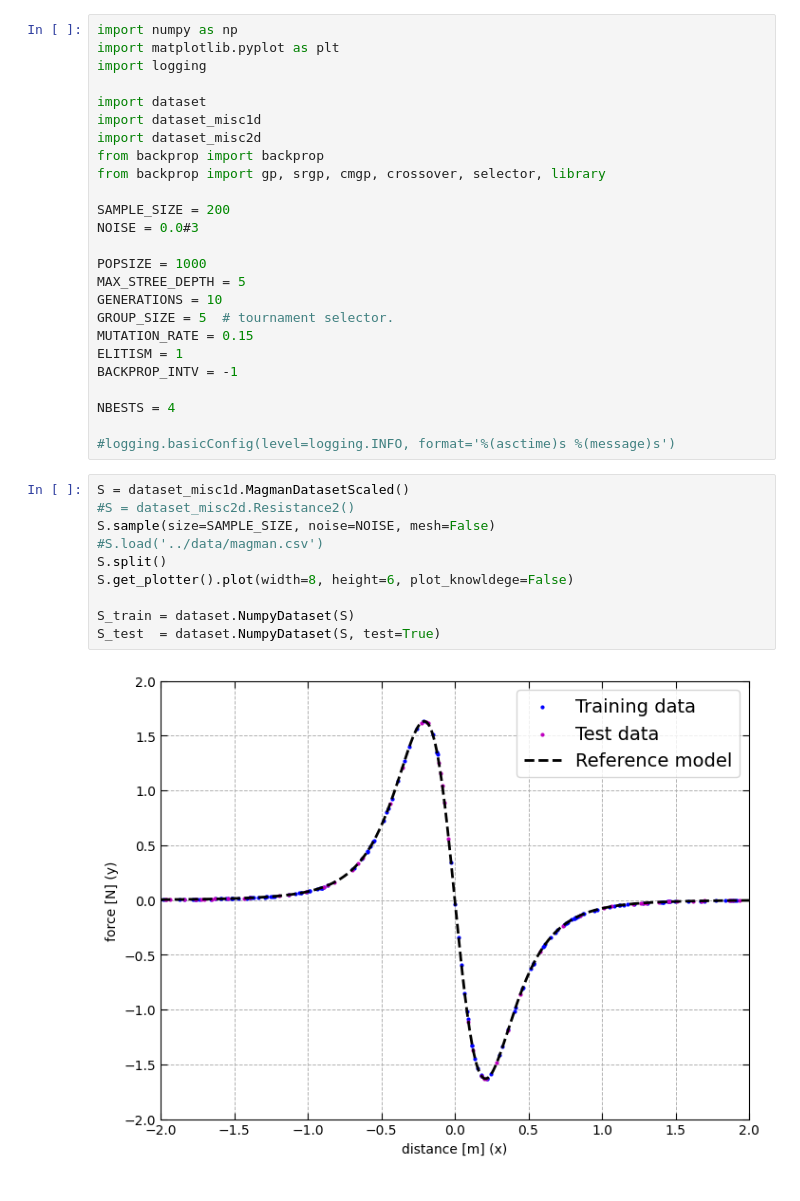
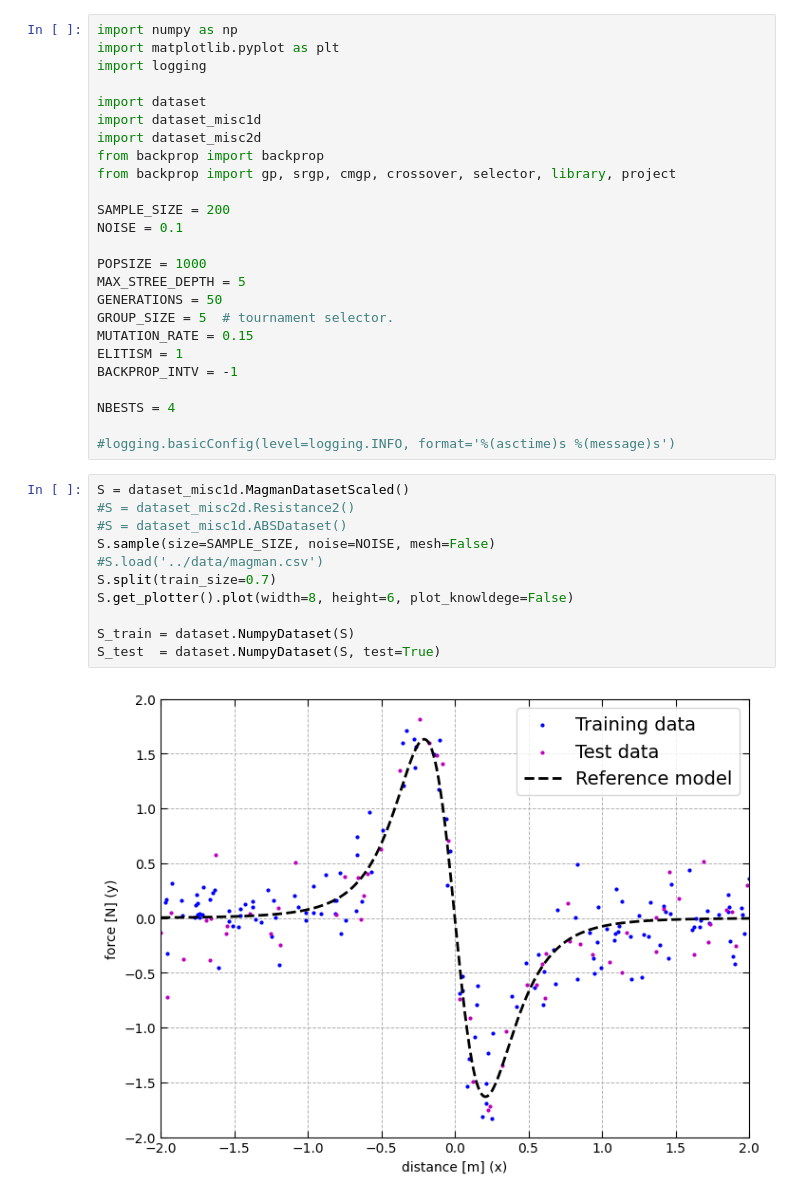
Before and after one commit to AgostinoRizzo/genpro, a Jupyter notebook: notebooks/gp.ipynb, the cells around one changed output. Drawn from its saved outputs; the diff is of its cells as text.

```diff
--- a/notebooks/gp.ipynb
+++ b/notebooks/gp.ipynb
@@ -7,14 +7,14 @@ import dataset
 import dataset_misc1d
 import dataset_misc2d
 from backprop import backprop
-from backprop import gp, srgp, cmgp, crossover, selector, library
+from backprop import gp, srgp, cmgp, crossover, selector, library, project
 
 SAMPLE_SIZE = 200
-NOISE = 0.0#3
+NOISE = 0.1
 
 POPSIZE = 1000
 MAX_STREE_DEPTH = 5
-GENERATIONS = 10
+GENERATIONS = 50
 GROUP_SIZE = 5  # tournament selector.
 MUTATION_RATE = 0.15
 ELITISM = 1
@@ -26,12 +26,13 @@ NBESTS = 4
 # %%
 S = dataset_misc1d.MagmanDatasetScaled()
 #S = dataset_misc2d.Resistance2()
+#S = dataset_misc1d.ABSDataset()
 S.sample(size=SAMPLE_SIZE, noise=NOISE, mesh=False)
 #S.load('../data/magman.csv')
-S.split()
+S.split(train_size=0.7)
 S.get_plotter().plot(width=8, height=6, plot_knowldege=False)
 
 S_train = dataset.NumpyDataset(S)
 S_test  = dataset.NumpyDataset(S, test=True)
 # %% [output]
-[figure, old version]
+[figure, new version]
```
Also changed, not shown: parts of 8 cells of this notebook, 7 other files.
